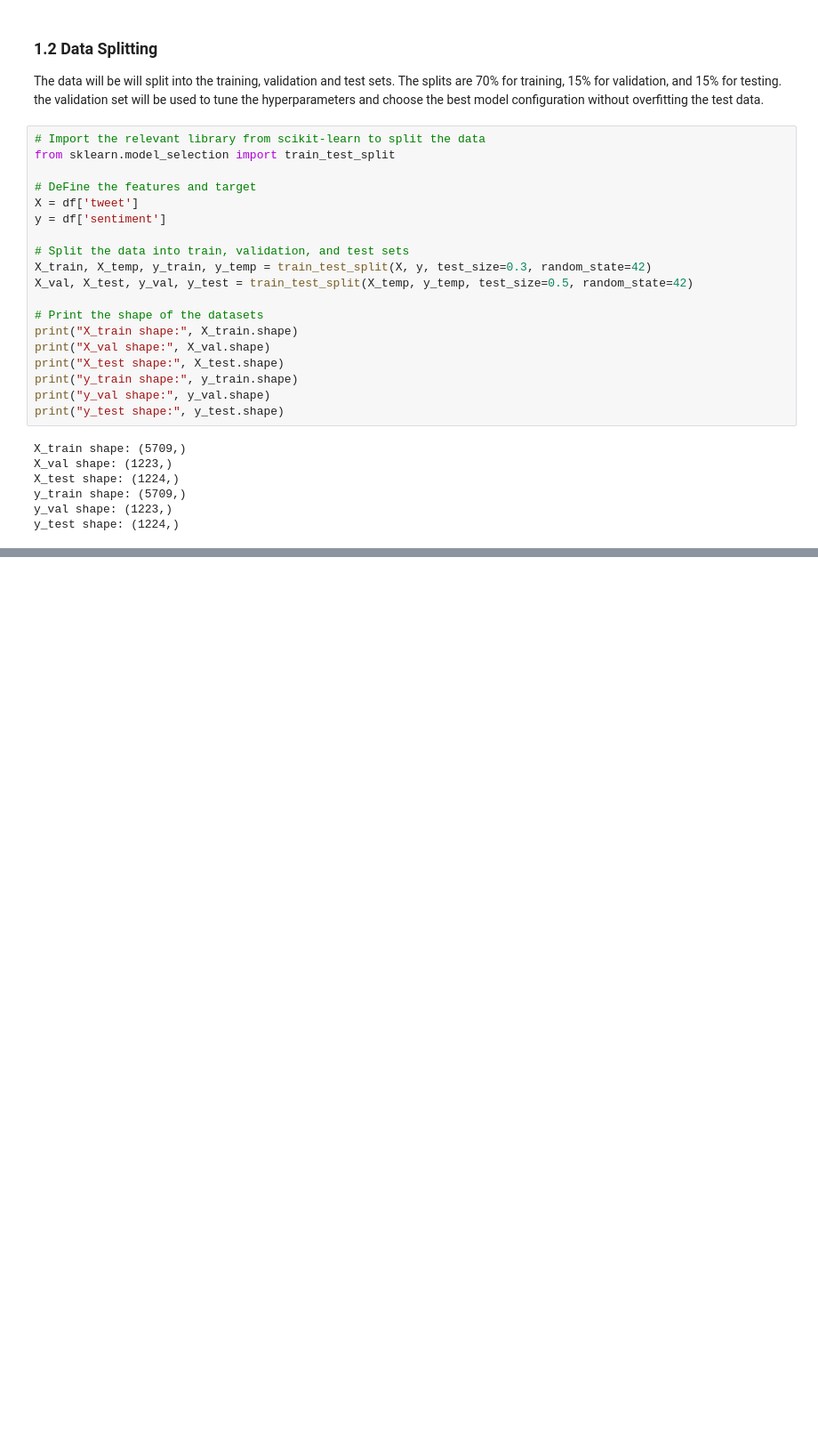
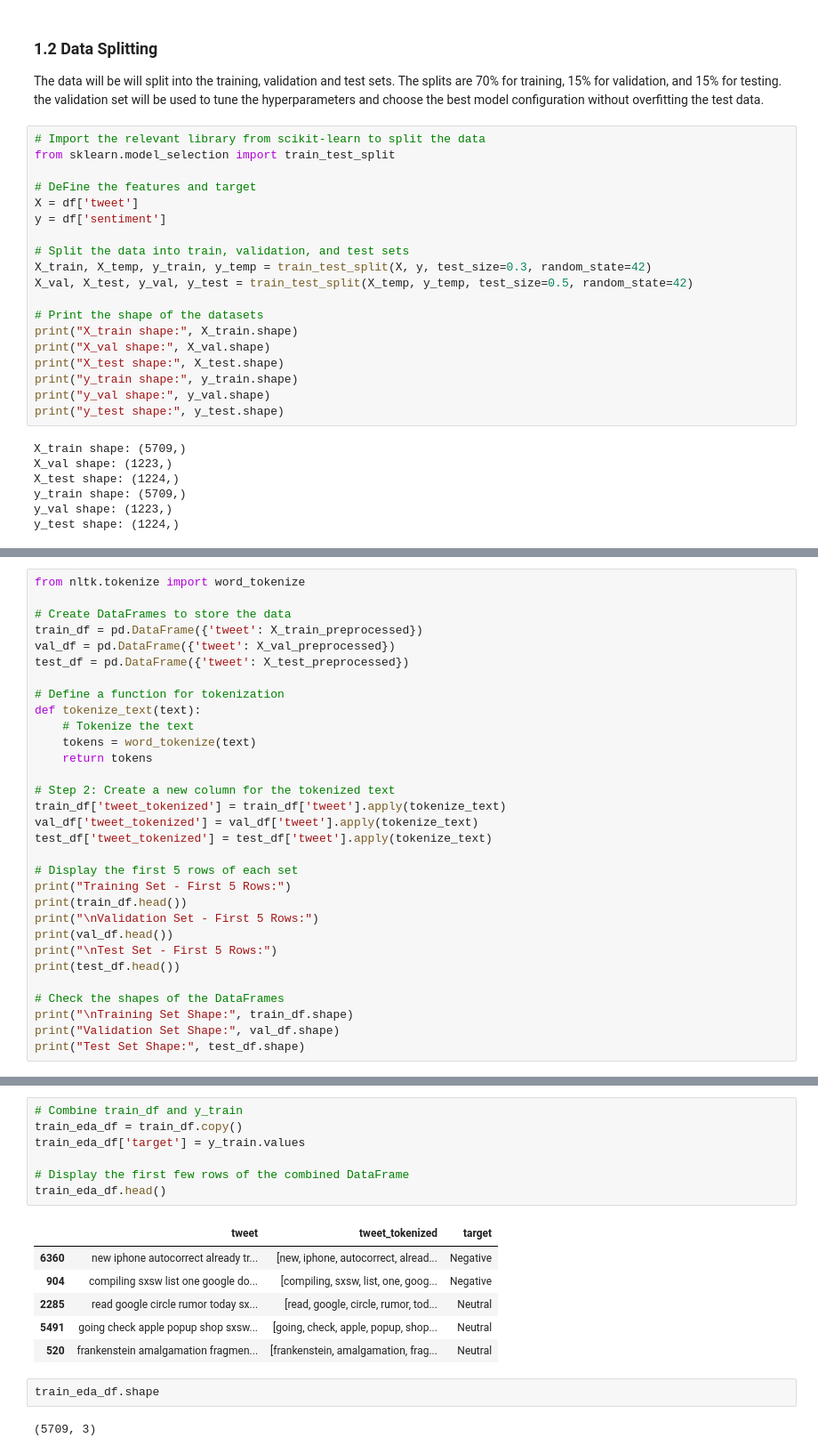
Before and after one commit to WambuiMunene/Natural-Language-Processing-Sentiment-Analysis-on-Tweets, a Jupyter notebook: index.ipynb, the cells around one changed output, grey strips where cells are left out. Shown at 89% size. Drawn from its saved outputs; the diff is of its cells as text; blank space fills up the shorter version.

```diff
--- a/index.ipynb
+++ b/index.ipynb
@@ -386,0 +406,31 @@ Name: tweet, dtype: object
+# %%
+from nltk.tokenize import word_tokenize
+
+# Create DataFrames to store the data
+train_df = pd.DataFrame({'tweet': X_train_preprocessed})
+val_df = pd.DataFrame({'tweet': X_val_preprocessed})
+test_df = pd.DataFrame({'tweet': X_test_preprocessed})
+
+# Define a function for tokenization
+def tokenize_text(text):
+    # Tokenize the text
+    tokens = word_tokenize(text)
+    return tokens
+
+# Step 2: Create a new column for the tokenized text
+train_df['tweet_tokenized'] = train_df['tweet'].apply(tokenize_text)
+val_df['tweet_tokenized'] = val_df['tweet'].apply(tokenize_text)
+test_df['tweet_tokenized'] = test_df['tweet'].apply(tokenize_text)
+
+# Display the first 5 rows of each set
+print("Training Set - First 5 Rows:")
+print(train_df.head())
+print("\nValidation Set - First 5 Rows:")
+print(val_df.head())
+print("\nTest Set - First 5 Rows:")
+print(test_df.head())
+
+# Check the shapes of the DataFrames
+print("\nTraining Set Shape:", train_df.shape)
+print("Validation Set Shape:", val_df.shape)
+print("Test Set Shape:", test_df.shape)
@@ -388,0 +477,18 @@ The feature column has now been transformes into lowercase strings without numbe
+# %%
+# Combine train_df and y_train
+train_eda_df = train_df.copy()
+train_eda_df['target'] = y_train.values
+
+# Display the first few rows of the combined DataFrame
+train_eda_df.head()
+# %% [output]
+|  | tweet | tweet_tokenized | target |
+| 6360 | new iphone autocorrect already tr... | [new, iphone, autocorrect, alread... | Negative |
+| 904 | compiling sxsw list one google do... | [compiling, sxsw, list, one, goog... | Negative |
+| 2285 | read google circle rumor today sx... | [read, google, circle, rumor, tod... | Neutral |
+| 5491 | going check apple popup shop sxsw... | [going, check, apple, popup, shop... | Neutral |
+| 520 | frankenstein amalgamation fragmen... | [frankenstein, amalgamation, frag... | Neutral |
+# %%
+train_eda_df.shape
+# %% [output]
+(5709, 3)
```
Also changed, not shown: parts of 23 cells of this notebook.
